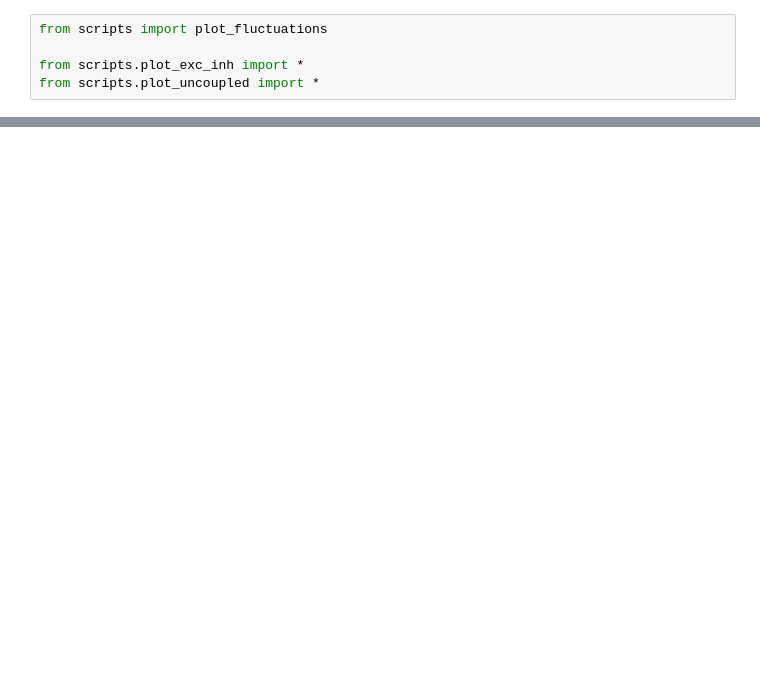
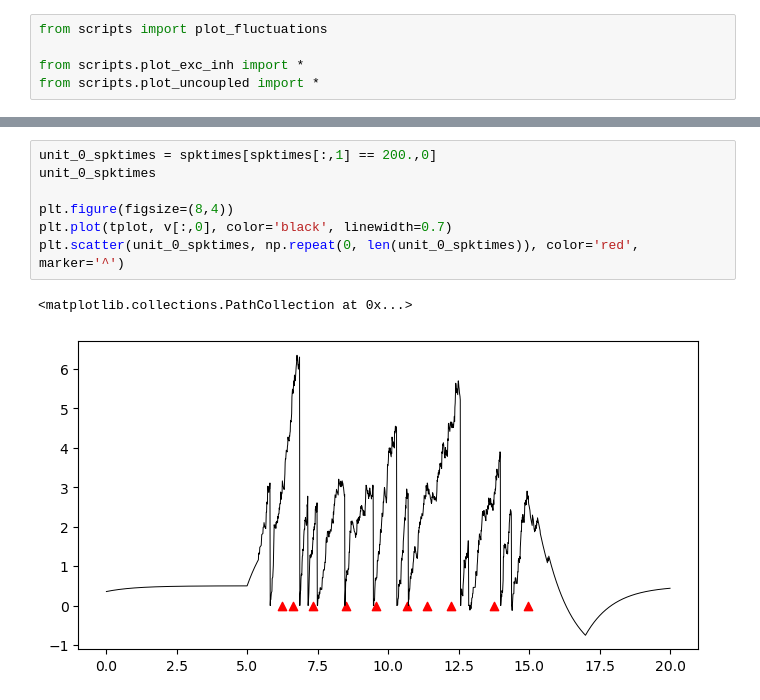
Before and after one commit to mateouma/lif_stochastic_decision, a Jupyter notebook: prelim_analysis.ipynb, the cells around one changed output, grey strips where cells are left out. Drawn from its saved outputs; the diff is of its cells as text; blank space fills up the shorter version.

```diff
--- a/prelim_analysis.ipynb
+++ b/prelim_analysis.ipynb
@@ -29,0 +55,10 @@ plot_fig_intro_uncoupled()
+# %%
+unit_0_spktimes = spktimes[spktimes[:,1] == 200.,0]
+unit_0_spktimes
+
+plt.figure(figsize=(8,4))
+plt.plot(tplot, v[:,0], color='black', linewidth=0.7)
+plt.scatter(unit_0_spktimes, np.repeat(0, len(unit_0_spktimes)), color='red', marker='^')
+# %% [output]
+<matplotlib.collections.PathCollection at 0x...>
+[figure, added]
```
Also changed, not shown: parts of 21 cells of this notebook, 1 other file.
